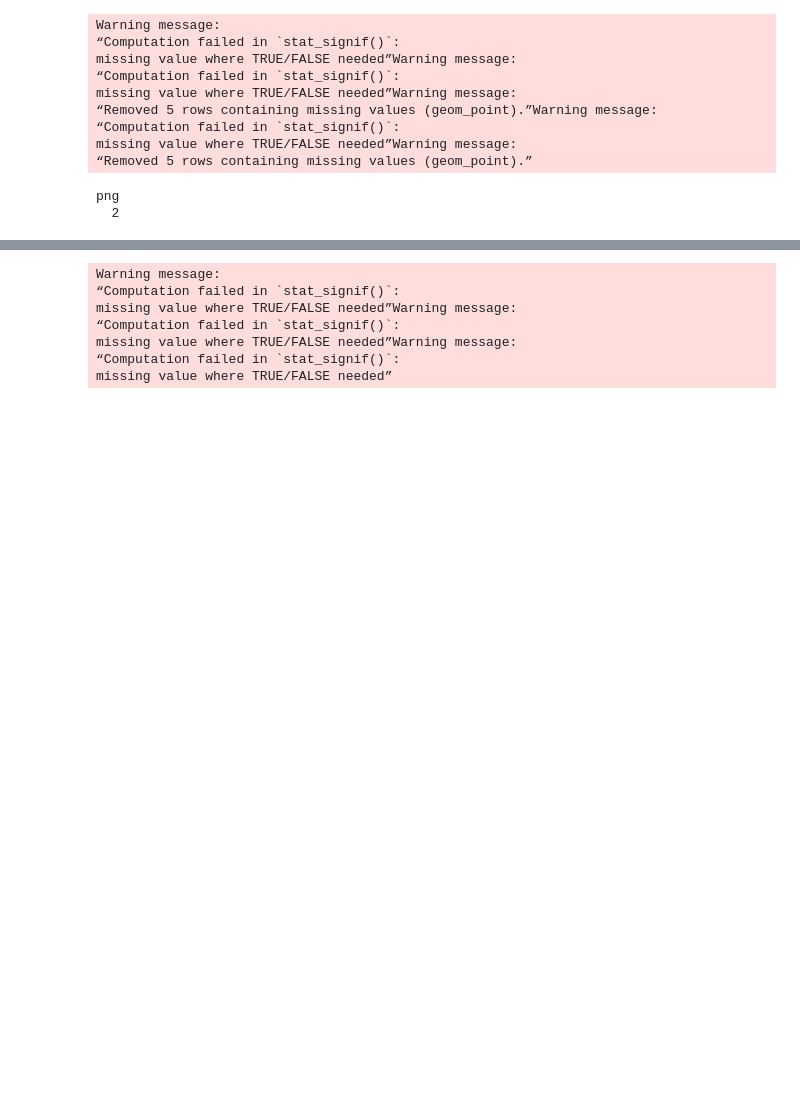
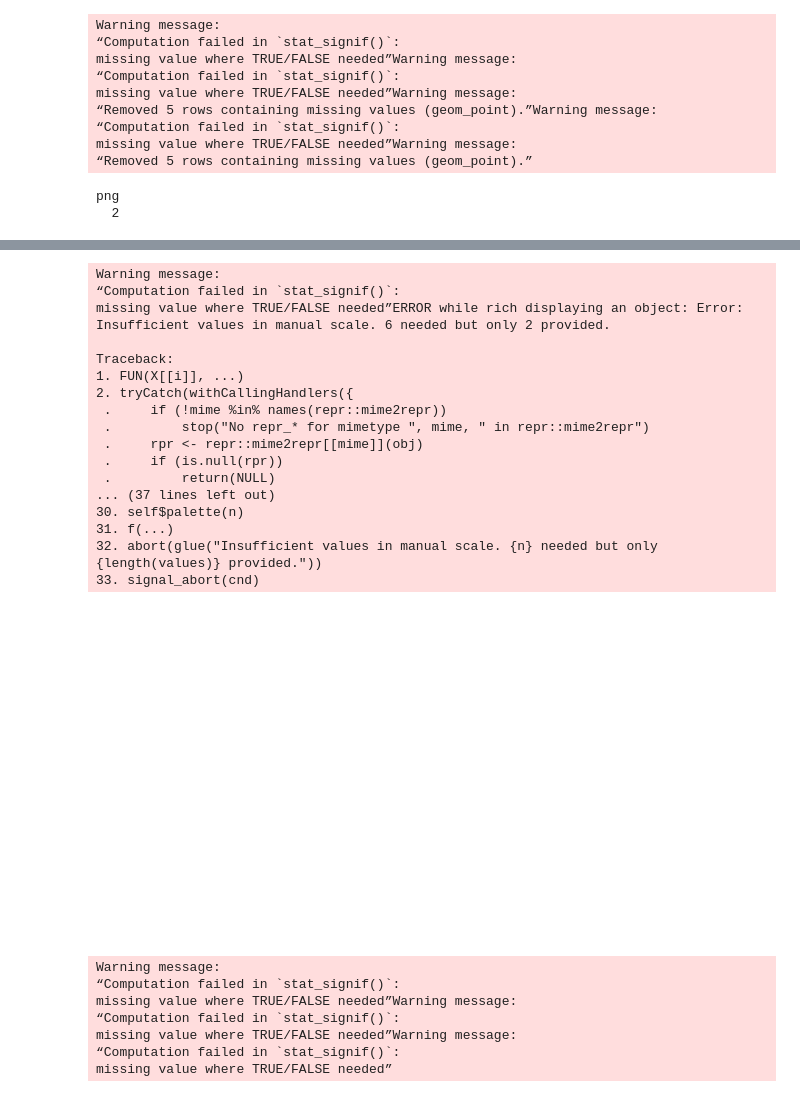
Before and after one commit to getzlab/SMM_clustering_2020, a Jupyter notebook: Fig1/3b_mutational_signatures.ipynb, the cells around one changed output, grey strips where cells are left out. Cells and saved outputs as stored; diff of their text form; code cells hidden in the pictures; blank space fills up the shorter version.

```diff
--- a/Fig1/3b_mutational_signatures.ipynb
+++ b/Fig1/3b_mutational_signatures.ipynb
@@ -81,3 +173,26 @@ mut.df$bof <- ifelse(mut.df$id %in% c("HMC","FMD"), "+ HMC/FMD", "- HMC/FMD")
+# %%
+p <- plotSig(mut.df, "APOBEC.activity.2_13", NA, x="id", label.pos='none', ylab='Weights', label.y = 75, ylim.max=100, palette=c('lightblue','darkorange'))
+#p <- p + scale_y_break(c(25,55), scales=.25, ticklabels=c(65, 85))
+p
+# %% [output]
+Warning message:
+“Computation failed in `stat_signif()`:
+missing value where TRUE/FALSE needed”ERROR while rich displaying an object: Error: Insufficient values in manual scale. 6 needed but only 2 provided.
+
+Traceback:
+1. FUN(X[[i]], ...)
+2. tryCatch(withCallingHandlers({
+ .     if (!mime %in% names(repr::mime2repr))
+ .         stop("No repr_* for mimetype ", mime, " in repr::mime2repr")
+ .     rpr <- repr::mime2repr[[mime]](obj)
+ .     if (is.null(rpr))
+ .         return(NULL)
+... (37 lines left out)
+30. self$palette(n)
+31. f(...)
+32. abort(glue("Insufficient values in manual scale. {n} needed but only {length(values)} provided."))
+33. signal_abort(cnd)
+[figure, added]
 # %%
 pdf('figures/S1_apobec_mut_sigs.pdf', width=4, height=4)
 p <- plotSig(mut.df, "APOBEC.activity.2_13", NA,
```
Also changed, not shown: parts of 5 cells of this notebook, 7 other files.
